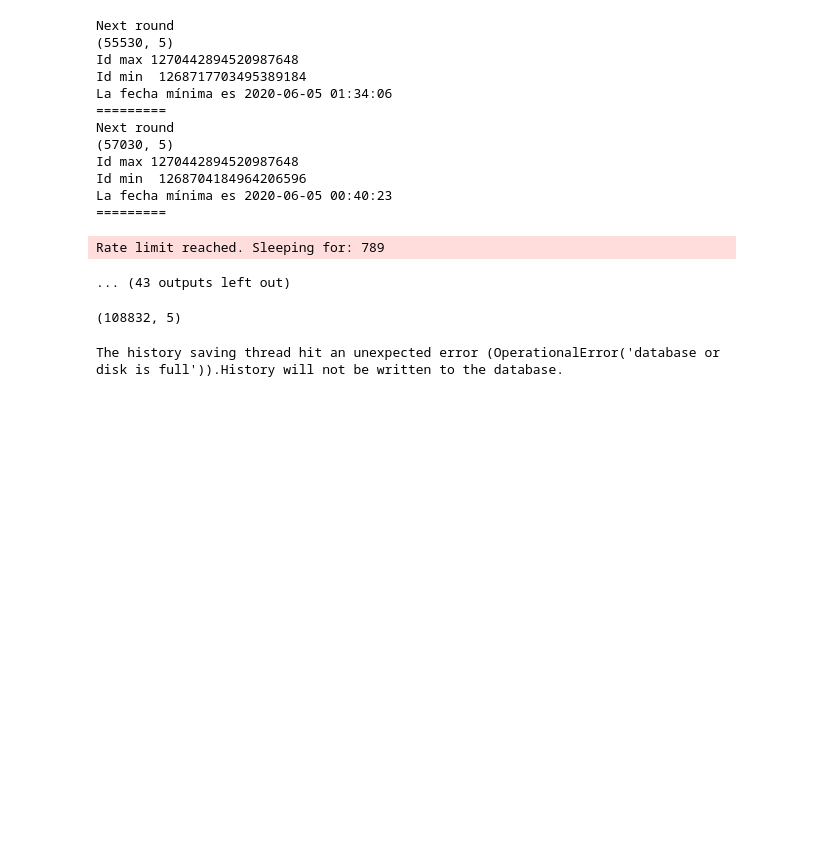
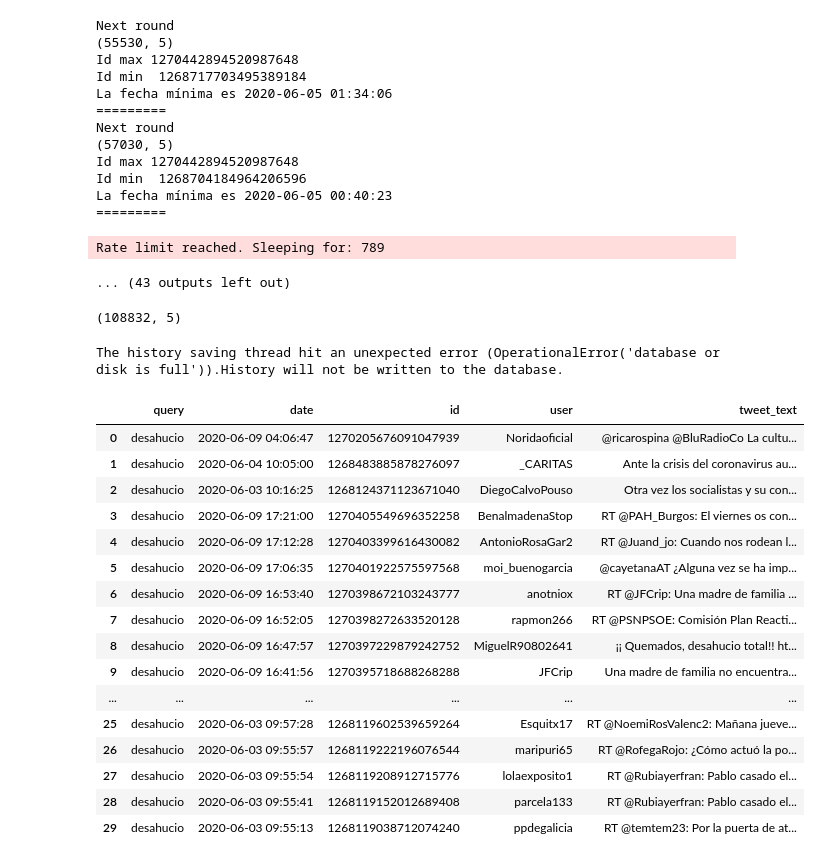
Before and after one commit to patricrp/automated_etl_google_cloud-social_dashboard, a Jupyter notebook: Twitter/Twitter API request.ipynb, the cells around one changed output. Cells and saved outputs as stored; diff of their text form; code cells hidden in the pictures; blank space fills up the shorter version.

Commit message:
Dataframes ready

```diff
--- a/Twitter/Twitter API request.ipynb
+++ b/Twitter/Twitter API request.ipynb
@@ -783,3 +783,23 @@ dfdes.shape
 The history saving thread hit an unexpected error (OperationalError('database or disk is full')).History will not be written to the database.
 # %%
 dfdes.to_csv('dfdes.csv')
+# %%
+dfdesa
+# %% [output]
+|  | query | date | id | user | tweet_text |
+| 0 | desahucio | 2020-06-09 04:06:47 | 1270205676091047939 | Noridaoficial | @ricarospina @BluRadioCo La cultu... |
+| 1 | desahucio | 2020-06-04 10:05:00 | 1268483885878276097 | _CARITAS | Ante la crisis del coronavirus au... |
+| 2 | desahucio | 2020-06-03 10:16:25 | 1268124371123671040 | DiegoCalvoPouso | Otra vez los socialistas y su con... |
+| 3 | desahucio | 2020-06-09 17:21:00 | 1270405549696352258 | BenalmadenaStop | RT @PAH_Burgos: El viernes os con... |
+| 4 | desahucio | 2020-06-09 17:12:28 | 1270403399616430082 | AntonioRosaGar2 | RT @Juand_jo: Cuando nos rodean l... |
+| 5 | desahucio | 2020-06-09 17:06:35 | 1270401922575597568 | moi_buenogarcia | @cayetanaAT ¿Alguna vez se ha imp... |
+| 6 | desahucio | 2020-06-09 16:53:40 | 1270398672103243777 | anotniox | RT @JFCrip: Una madre de familia ... |
+| 7 | desahucio | 2020-06-09 16:52:05 | 1270398272633520128 | rapmon266 | RT @PSNPSOE: Comisión Plan Reacti... |
+| 8 | desahucio | 2020-06-09 16:47:57 | 1270397229879242752 | MiguelR90802641 | ¡¡ Quemados, desahucio total!! ht... |
+| 9 | desahucio | 2020-06-09 16:41:56 | 1270395718688268288 | JFCrip | Una madre de familia no encuentra... |
+| ... | ... | ... | ... | ... | ... |
+| 25 | desahucio | 2020-06-03 09:57:28 | 1268119602539659264 | Esquitx17 | RT @NoemiRosValenc2: Mañana jueve... |
+| 26 | desahucio | 2020-06-03 09:55:57 | 1268119222196076544 | maripuri65 | RT @RofegaRojo: ¿Cómo actuó la po... |
+| 27 | desahucio | 2020-06-03 09:55:54 | 1268119208912715776 | lolaexposito1 | RT @Rubiayerfran: Pablo casado el... |
+| 28 | desahucio | 2020-06-03 09:55:41 | 1268119152012689408 | parcela133 | RT @Rubiayerfran: Pablo casado el... |
+| 29 | desahucio | 2020-06-03 09:55:13 | 1268119038712074240 | ppdegalicia | RT @temtem23: Por la puerta de at... |
```
Also changed, not shown: parts of 3 cells of this notebook, 1 other file.
